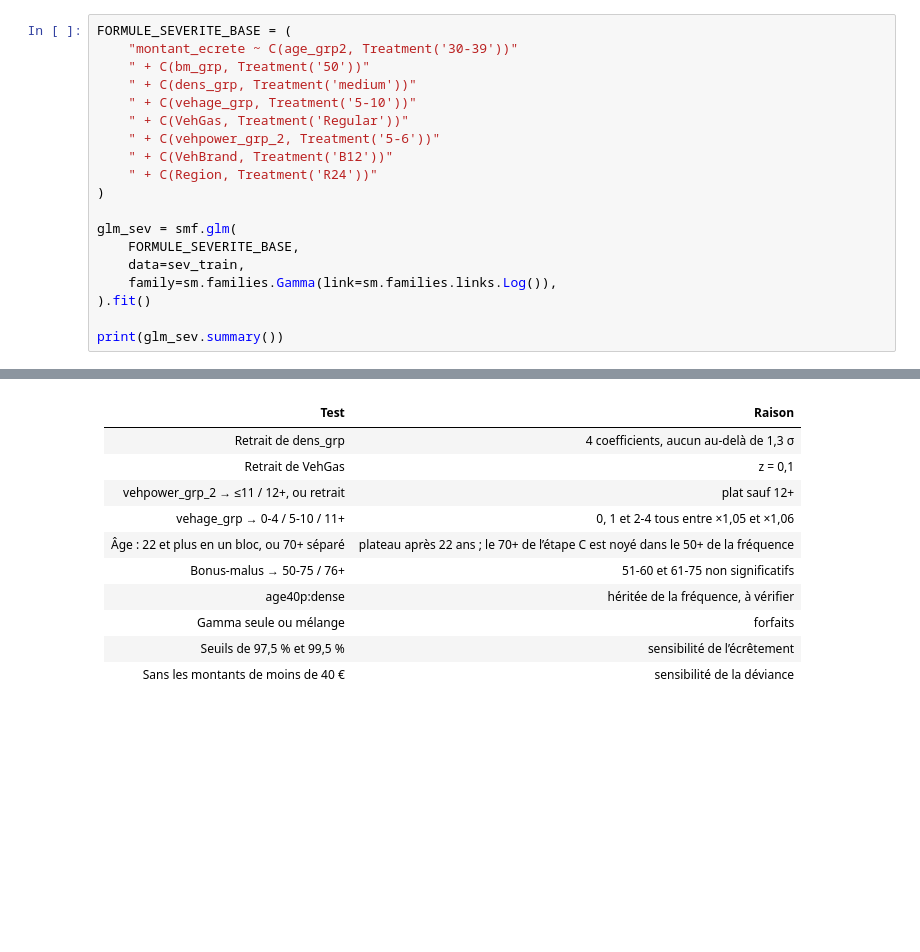
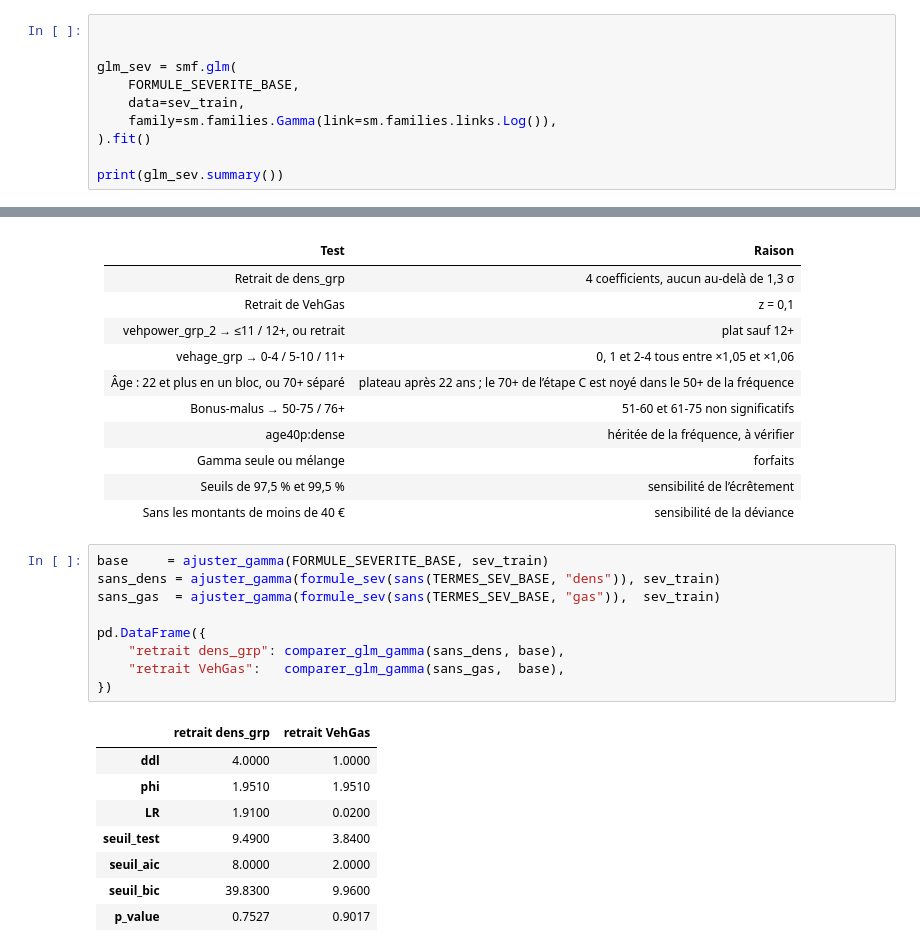
Before and after one commit to Charlesptrd/pricing-glm-vs-ml, a Jupyter notebook: notebooks/03_glm_severite.ipynb, the cells around one changed output, grey strips where cells are left out. Drawn from its saved outputs; the diff is of its cells as text; blank space fills up the shorter version.

Commit message:
tests d'ajustements du modele de severite

```diff
--- a/notebooks/03_glm_severite.ipynb
+++ b/notebooks/03_glm_severite.ipynb
@@ -262,16 +262,7 @@ Name: ClaimAmount, dtype: float64
 
 - La frontière à 22 ans a été choisie après avoir vu les donées. Il faudra la vérifier hors échantillon.
 # %%
-FORMULE_SEVERITE_BASE = (
-    "montant_ecrete ~ C(age_grp2, Treatment('30-39'))"
-    " + C(bm_grp, Treatment('50'))"
-    " + C(dens_grp, Treatment('medium'))"
-    " + C(vehage_grp, Treatment('5-10'))"
-    " + C(VehGas, Treatment('Regular'))"
-    " + C(vehpower_grp_2, Treatment('5-6'))"
-    " + C(VehBrand, Treatment('B12'))"
-    " + C(Region, Treatment('R24'))"
-)
+
 
 glm_sev = smf.glm(
     FORMULE_SEVERITE_BASE,
@@ -391,3 +398,21 @@ Si on observe les facteurs en relation avec les écarts-types, on constate que l
 |Gamma seule ou mélange|	forfaits|
 |Seuils de 97,5 % et 99,5 %	|sensibilité de l’écrêtement|
 |Sans les montants de moins de 40 €	|sensibilité de la déviance|
+# %%
+base     = ajuster_gamma(FORMULE_SEVERITE_BASE, sev_train)
+sans_dens = ajuster_gamma(formule_sev(sans(TERMES_SEV_BASE, "dens")), sev_train)
+sans_gas  = ajuster_gamma(formule_sev(sans(TERMES_SEV_BASE, "gas")),  sev_train)
+
+pd.DataFrame({
+    "retrait dens_grp": comparer_glm_gamma(sans_dens, base),
+    "retrait VehGas":   comparer_glm_gamma(sans_gas,  base),
+})
+# %% [output]
+|  | retrait dens_grp | retrait VehGas |
+| ddl | 4.0000 | 1.0000 |
+| phi | 1.9510 | 1.9510 |
+| LR | 1.9100 | 0.0200 |
+| seuil_test | 9.4900 | 3.8400 |
+| seuil_aic | 8.0000 | 2.0000 |
+| seuil_bic | 39.8300 | 9.9600 |
+| p_value | 0.7527 | 0.9017 |
```
Also changed, not shown: parts of 12 cells of this notebook, 3 other files.
